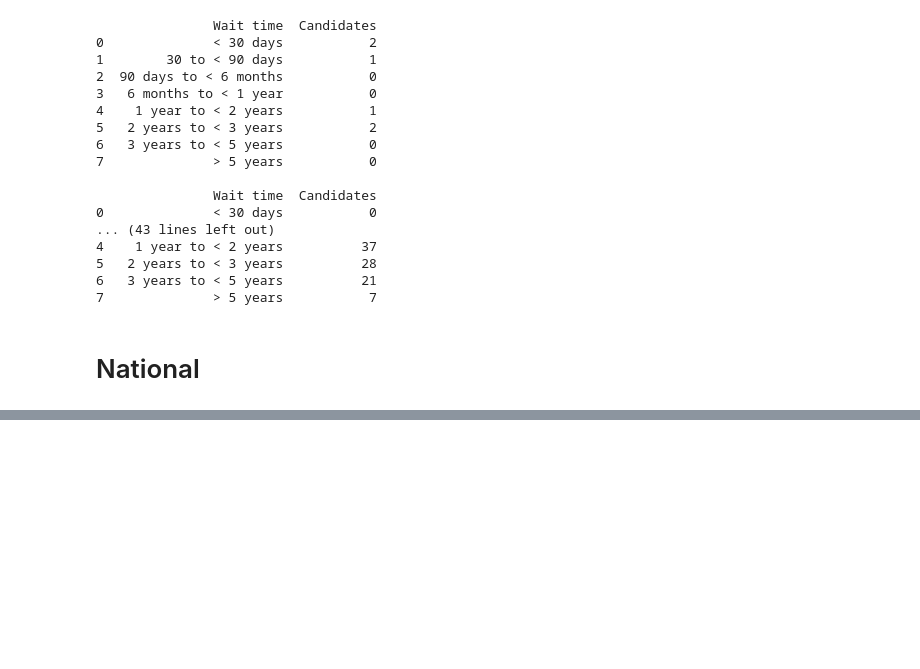
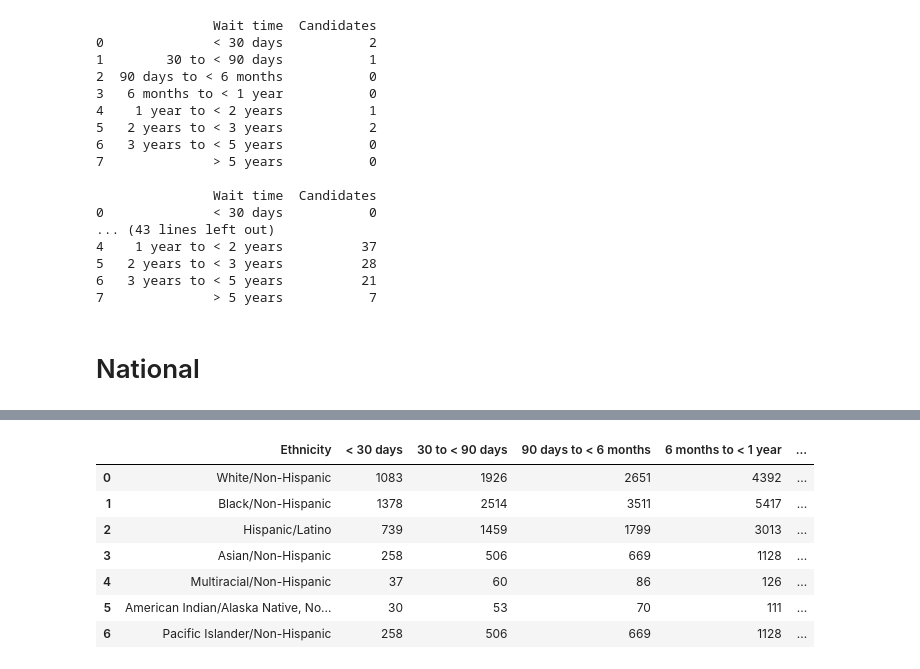
Before and after one commit to ASPigman/Project_1, a Jupyter notebook: KidneyTransplantMain.ipynb, the cells around one changed output, grey strips where cells are left out. Drawn from its saved outputs; the diff is of its cells as text; code cells hidden in the pictures; blank space fills up the shorter version.

```diff
--- a/KidneyTransplantMain.ipynb
+++ b/KidneyTransplantMain.ipynb
@@ -1351,46 +1426,60 @@ nat_eth_w321 = sum(nat_eth_w32)
 nat_eth_w331 = sum(nat_eth_w33)
 nat_eth_w341 = sum(nat_eth_w34)
 nat_eth_w351 = sum(nat_eth_w35)
 nat_eth_w361 = sum(nat_eth_w36)
 nat_eth_w371 = sum(nat_eth_w37)
 
 nat_eth_h301 = sum(nat_eth_h30)
 nat_eth_h311 = sum(nat_eth_h31)
 nat_eth_h321 = sum(nat_eth_h32)
 nat_eth_h331 = sum(nat_eth_h33)
 nat_eth_h341 = sum(nat_eth_h34)
 nat_eth_h351 = sum(nat_eth_h35)
 nat_eth_h361 = sum(nat_eth_h36)
 nat_eth_h371 = sum(nat_eth_h37)
 
 nat_eth_q301 = sum(nat_eth_q30)
 nat_eth_q311 = sum(nat_eth_q31)
 nat_eth_q321 = sum(nat_eth_q32)
 nat_eth_q331 = sum(nat_eth_q33)
 nat_eth_q341 = sum(nat_eth_q34)
 nat_eth_q351 = sum(nat_eth_q35)
 nat_eth_q361 = sum(nat_eth_q36)
 nat_eth_q371 = sum(nat_eth_q37)
 
 
 
-nat_ethnicity_wait = pd.DataFrame({"Ethnicity" : ["White/Non-Hispanic",
-                                                  "Black/Non-Hispanic",
-                                                  "Hispanic/Latino",
-                                                 "Asian/Non-Hispanic",
-                                                  "Multiracial/Non-Hispanic",
+nat_ethnicity_wait = pd.DataFrame({"Ethnicity" : ["White/Non-Hispanic", "Black/Non-Hispanic", "Hispanic/Latino",
+                                                  "Asian/Non-Hispanic", "Multiracial/Non-Hispanic",
                                                   "American Indian/Alaska Native, Non-Hispanic",
                                                   "Pacific Islander/Non-Hispanic"],
-                                   "< 30 days":[nat_eth_f301, nat_eth_m301, nat_eth_r301, nat_eth_k301, nat_eth_w301, nat_eth_h301, nat_eth_q301],
-                                   "30 to < 90 days": [nat_eth_f311, nat_eth_m311, nat_eth_r311, nat_eth_k311, nat_eth_w311, nat_eth_h311, nat_eth_q311],
-                                   "90 days to < 6 months": [nat_eth_f321, nat_eth_m321, nat_eth_r321, nat_eth_k321, nat_eth_w321, nat_eth_h321, nat_eth_q321],
-                                   "6 months to < 1 year" : [nat_eth_f331, nat_eth_m331, nat_eth_r331, nat_eth_k331, nat_eth_w331, nat_eth_h331, nat_eth_q331],
-                                   "1 year to < 2 years": [nat_eth_f341, nat_eth_m341, nat_eth_r341, nat_eth_k341, nat_eth_w341, nat_eth_h341, nat_eth_q341],
-                                   "2 years to < 3 years": [nat_eth_f351, nat_eth_m351, nat_eth_r351, nat_eth_k351, nat_eth_w351, nat_eth_h351, nat_eth_q351],
-                                   "3 years to < 5 years": [nat_eth_f361, nat_eth_m361, nat_eth_r361, nat_eth_k361, nat_eth_w361, nat_eth_h361, nat_eth_q361],
-                                   "> 5 years": [nat_eth_f371, nat_eth_m371, nat_eth_r371, nat_eth_k371, nat_eth_w371, nat_eth_h371, nat_eth_q371]})
+                                   "< 30 days":[nat_eth_f301, nat_eth_m301, nat_eth_r301, nat_eth_k301, nat_eth_w301,
+                                                nat_eth_h301, nat_eth_q301],
+                                   "30 to < 90 days": [nat_eth_f311, nat_eth_m311, nat_eth_r311, nat_eth_k311, nat_eth_w311,
+                                                       nat_eth_h311, nat_eth_q311],
+                                   "90 days to < 6 months": [nat_eth_f321, nat_eth_m321, nat_eth_r321, nat_eth_k321,
+                                                             nat_eth_w321, nat_eth_h321, nat_eth_q321],
+                                   "6 months to < 1 year" : [nat_eth_f331, nat_eth_m331, nat_eth_r331, nat_eth_k331,
+                                                             nat_eth_w331, nat_eth_h331, nat_eth_q331],
+                                   "1 year to < 2 years": [nat_eth_f341, nat_eth_m341, nat_eth_r341, nat_eth_k341,
+                                                           nat_eth_w341, nat_eth_h341, nat_eth_q341],
+                                   "2 years to < 3 years": [nat_eth_f351, nat_eth_m351, nat_eth_r351, nat_eth_k351,
+                                                            nat_eth_w351, nat_eth_h351, nat_eth_q351],
+                                   "3 years to < 5 years": [nat_eth_f361, nat_eth_m361, nat_eth_r361, nat_eth_k361,
+                                                            nat_eth_w361, nat_eth_h361, nat_eth_q361],
+                                   "> 5 years": [nat_eth_f371, nat_eth_m371, nat_eth_r371, nat_eth_k371, nat_eth_w371,
+                                                 nat_eth_h371, nat_eth_q371]})
 
 nat_ethnicity_wait
+# %% [output]
+|  | Ethnicity | < 30 days | 30 to < 90 days | 90 days to < 6 months | 6 months to < 1 year | ... |
+| 0 | White/Non-Hispanic | 1083 | 1926 | 2651 | 4392 | ... |
+| 1 | Black/Non-Hispanic | 1378 | 2514 | 3511 | 5417 | ... |
+| 2 | Hispanic/Latino | 739 | 1459 | 1799 | 3013 | ... |
+| 3 | Asian/Non-Hispanic | 258 | 506 | 669 | 1128 | ... |
+| 4 | Multiracial/Non-Hispanic | 37 | 60 | 86 | 126 | ... |
+| 5 | American Indian/Alaska Native, No... | 30 | 53 | 70 | 111 | ... |
+| 6 | Pacific Islander/Non-Hispanic | 258 | 506 | 669 | 1128 | ... |
 # %%
 # Plot above on a bar chart
 
```
Also changed, not shown: parts of 35 cells of this notebook.
